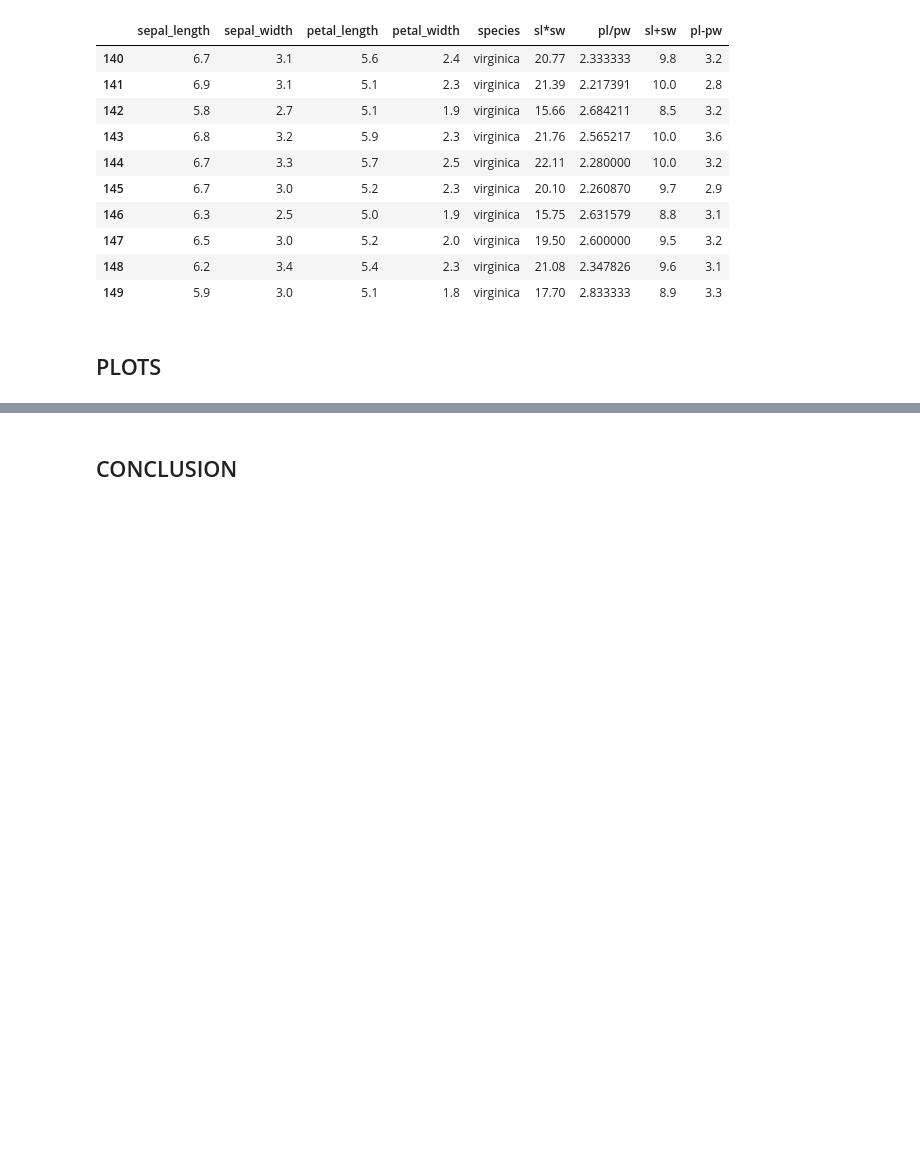
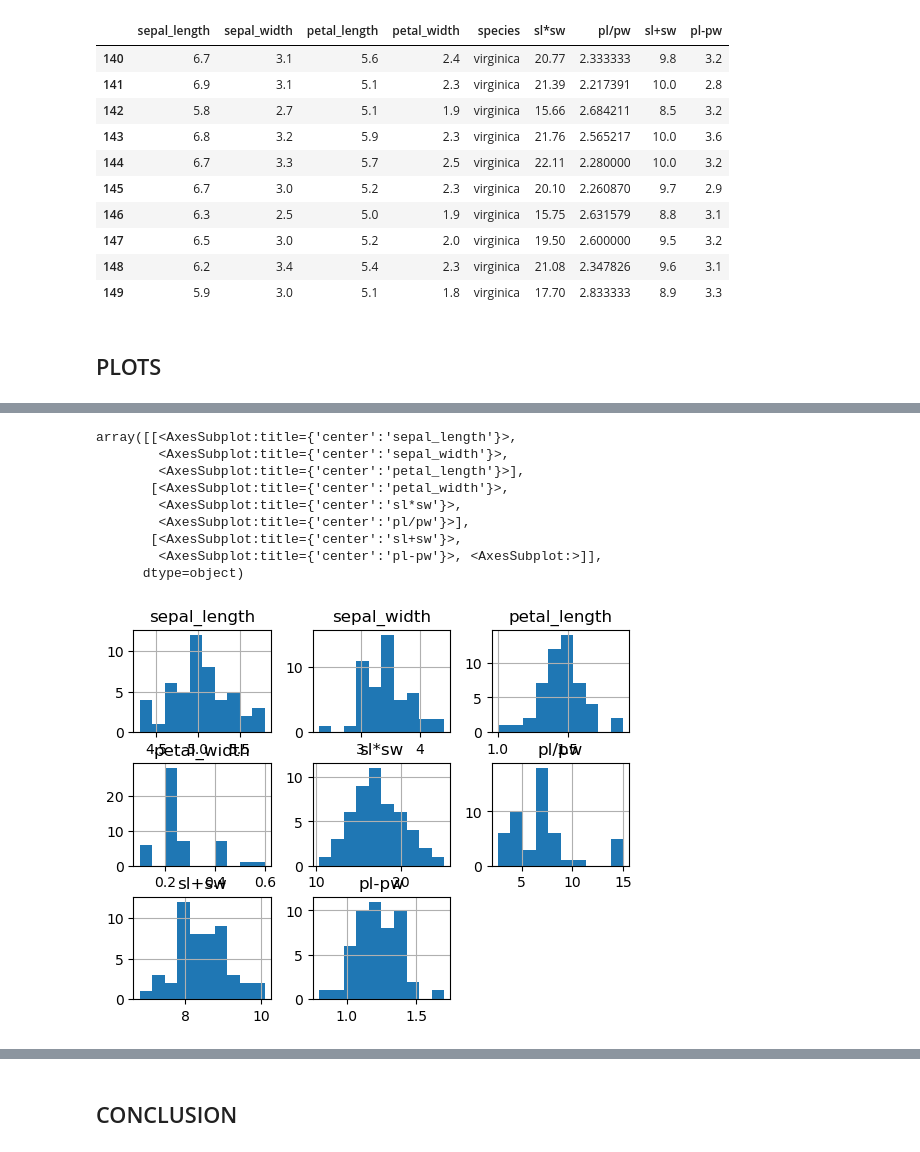
Before and after one commit to mickalleny2k/FUND_DATA, a Jupyter notebook: project.ipynb, the cells around one changed output, grey strips where cells are left out. Cells and saved outputs as stored; diff of their text form; code cells hidden in the pictures; blank space fills up the shorter version.

```diff
--- a/project.ipynb
+++ b/project.ipynb
@@ -473,0 +478,13 @@ iris.iloc[140:150]
+# %%
+setosa.hist()
+# %% [output]
+array([[<AxesSubplot:title={'center':'sepal_length'}>,
+        <AxesSubplot:title={'center':'sepal_width'}>,
+        <AxesSubplot:title={'center':'petal_length'}>],
+       [<AxesSubplot:title={'center':'petal_width'}>,
+        <AxesSubplot:title={'center':'sl*sw'}>,
+        <AxesSubplot:title={'center':'pl/pw'}>],
+       [<AxesSubplot:title={'center':'sl+sw'}>,
+        <AxesSubplot:title={'center':'pl-pw'}>, <AxesSubplot:>]],
+      dtype=object)
+[figure, added]
```
Also changed, not shown: parts of 9 cells of this notebook, 2 other files.
